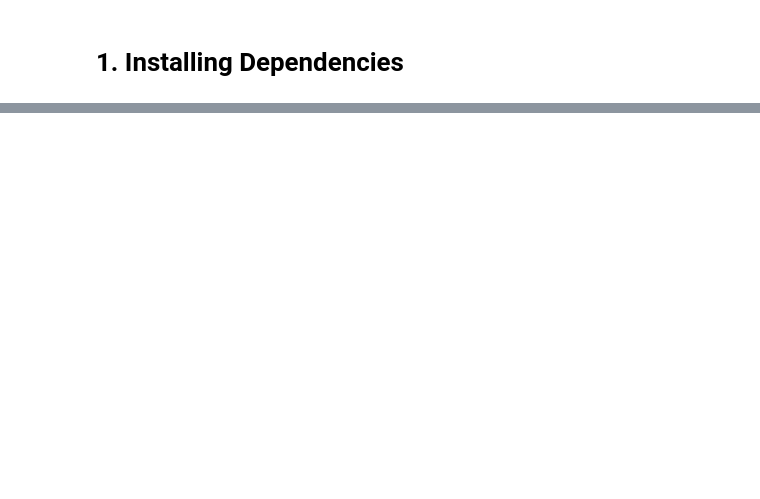
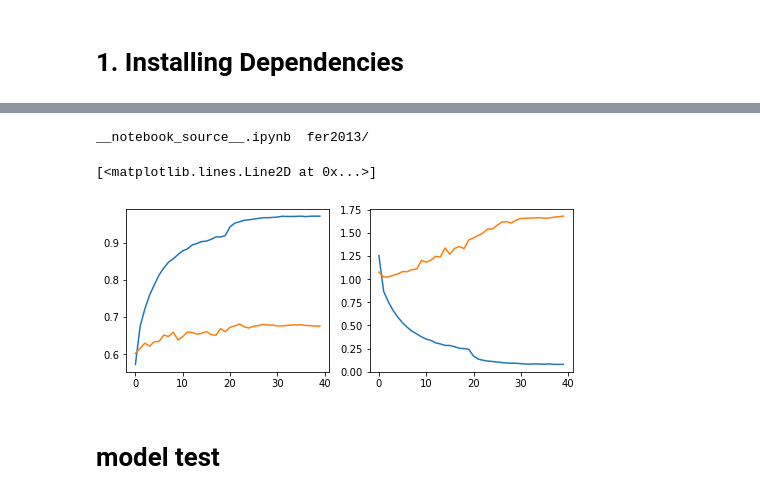
Before and after one commit to andr3wV/CoreMLEmotionDetect, a Jupyter notebook: facial-expression-recognition.ipynb, the cells around one changed output, grey strips where cells are left out. Saved outputs shown, nothing was run; the diff lists cells and outputs as text; code cells hidden in the pictures; blank space fills up the shorter version.

```diff
--- a/facial-expression-recognition.ipynb
+++ b/facial-expression-recognition.ipynb
@@ -286,0 +362,12 @@ plot_compare_distributions(test_labels, pred_test_labels3, title1='Test Labels',
+# %%
+from keras.callbacks import ModelCheckpoint
+check_point = ModelCheckpoint('VGGfaceTransfer_dropout_smoothing_keras_model',
+                              monitor='val_acc', verbose=0, save_best_only=True,
+                              save_weights_only=False, mode='auto', period=1)
+
+
+model.compile(optimizer = keras.optimizers.Adam(1e-5), loss='categorical_crossentropy', metrics=['accuracy'])
+hist3 = model.fit_generator(generator = train_sequence,
+                            validation_data = val_sequence,
+                            epochs = 10,
+                            callbacks=[check_point])
@@ -286,0 +395,20 @@ plot_compare_distributions(test_labels, pred_test_labels3, title1='Test Labels',
+# %%
+ls
+# %% [output]
+__notebook_source__.ipynb  fer2013/
+# %%
+for key in ['accuracy','val_accuracy','loss','val_loss']:
+    hist.history[key] = hist.history[key] + hist3.history[key]
+# %%
+plt.figure(figsize=(8,3))
+plt.subplot(1,2,1)
+plt.plot(hist.history['accuracy'])
+plt.plot(hist.history['val_accuracy'])
+plt.subplot(1,2,2)
+plt.plot(hist.history['loss'])
+plt.plot(hist.history['val_loss'])
+# %% [output]
+[<matplotlib.lines.Line2D at 0x...>]
+[figure, added]
+# %% [markdown]
+# model test
```
Also changed, not shown: parts of 95 cells of this notebook.
